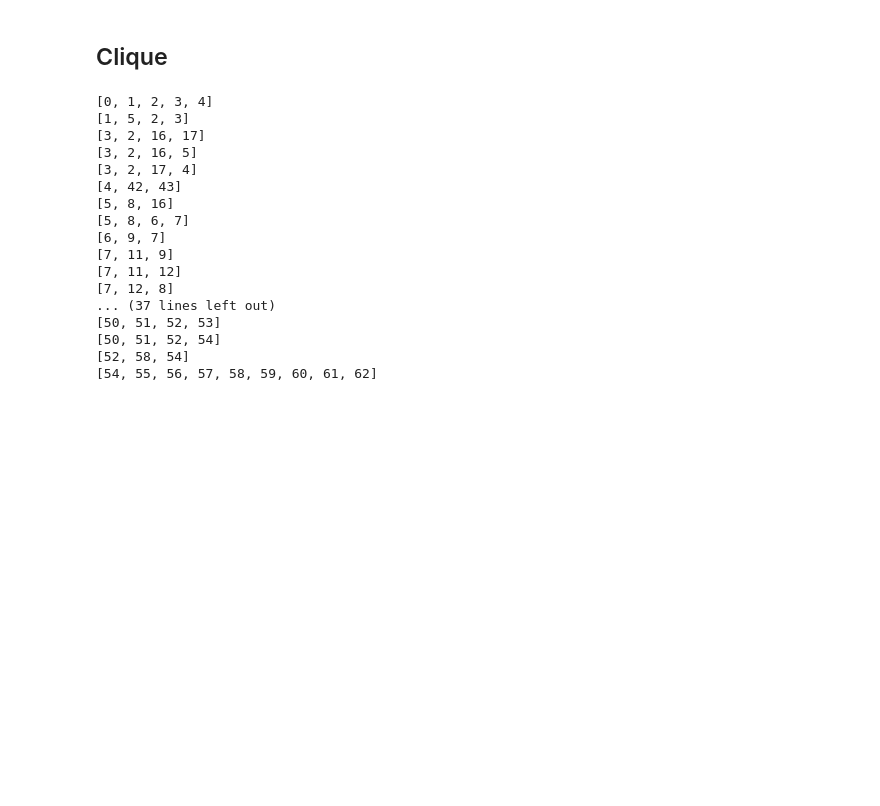
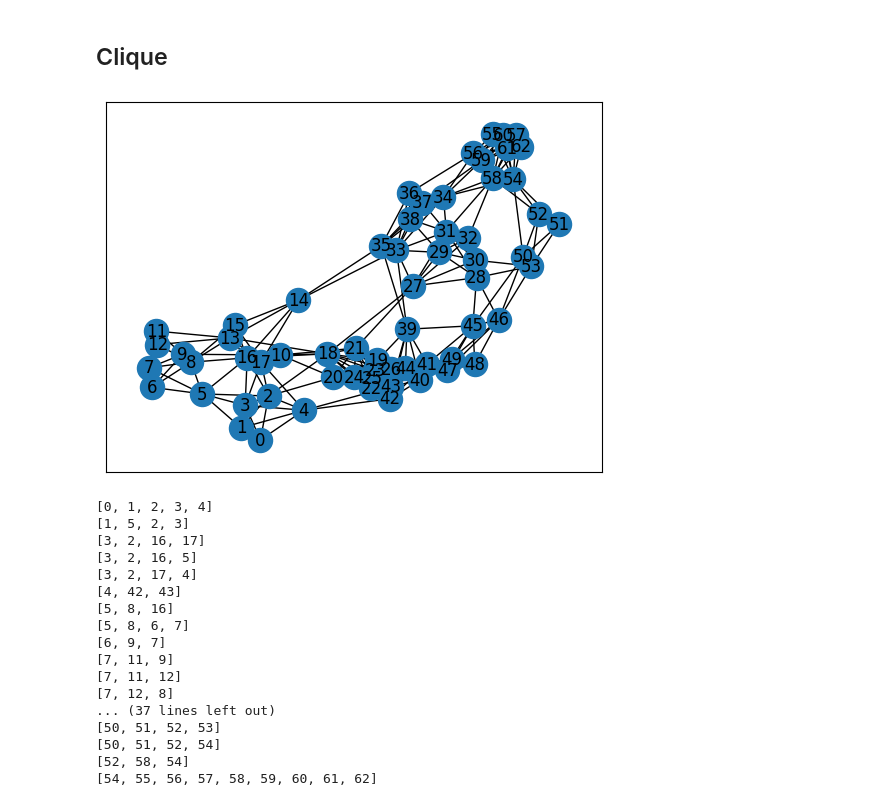
Before and after one commit to Kithtus/LSbuild, a Jupyter notebook: simulated_annealing.ipynb, the cells around one changed output. Cells and saved outputs as stored; diff of their text form; code cells hidden in the pictures; blank space fills up the shorter version.

```diff
--- a/simulated_annealing.ipynb
+++ b/simulated_annealing.ipynb
@@ -281,6 +281,10 @@ G.add_nodes_from([i for i in range(63)])
 # %%
 for (i,j), (mini, maxi) in dico_interval.items():
     G.add_edges_from([(i,j,{"mini":mini, "maxi":maxi})])
+# %%
+nx.draw_networkx(G, pos= nx.spring_layout(G))
+# %% [output]
+[figure, added]
 # %%
 cliques = nx.find_cliques(G)
 # %%
```
Also changed, not shown: parts of 19 cells of this notebook, 2 other files.
